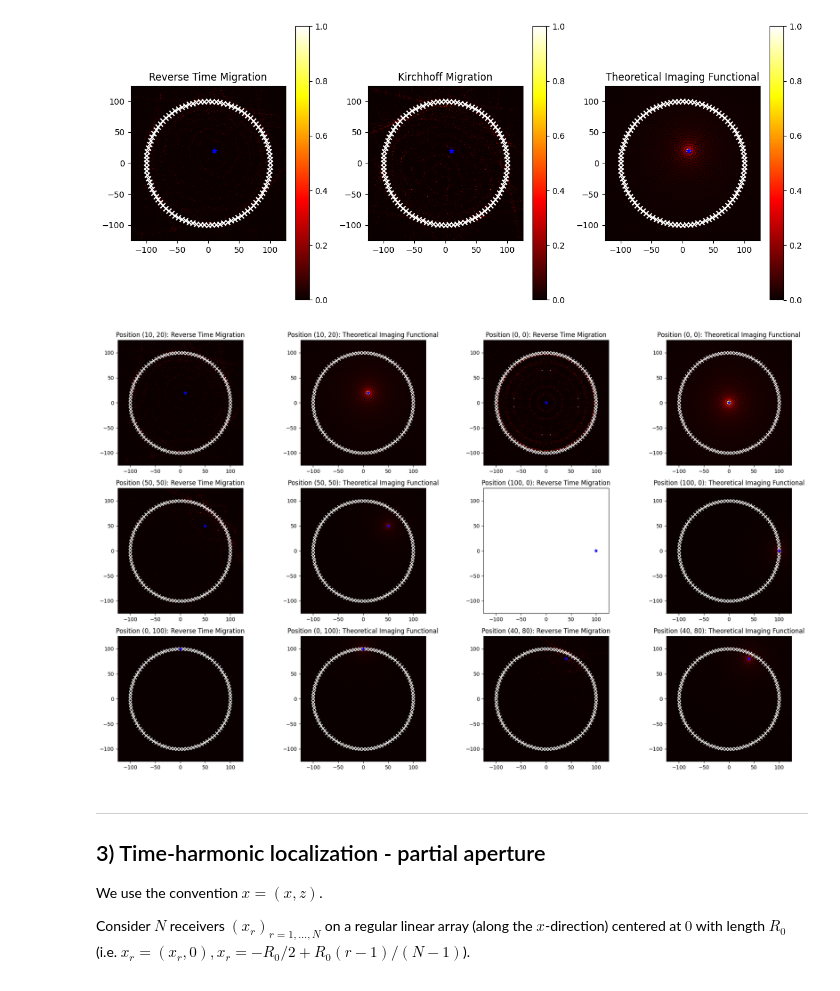
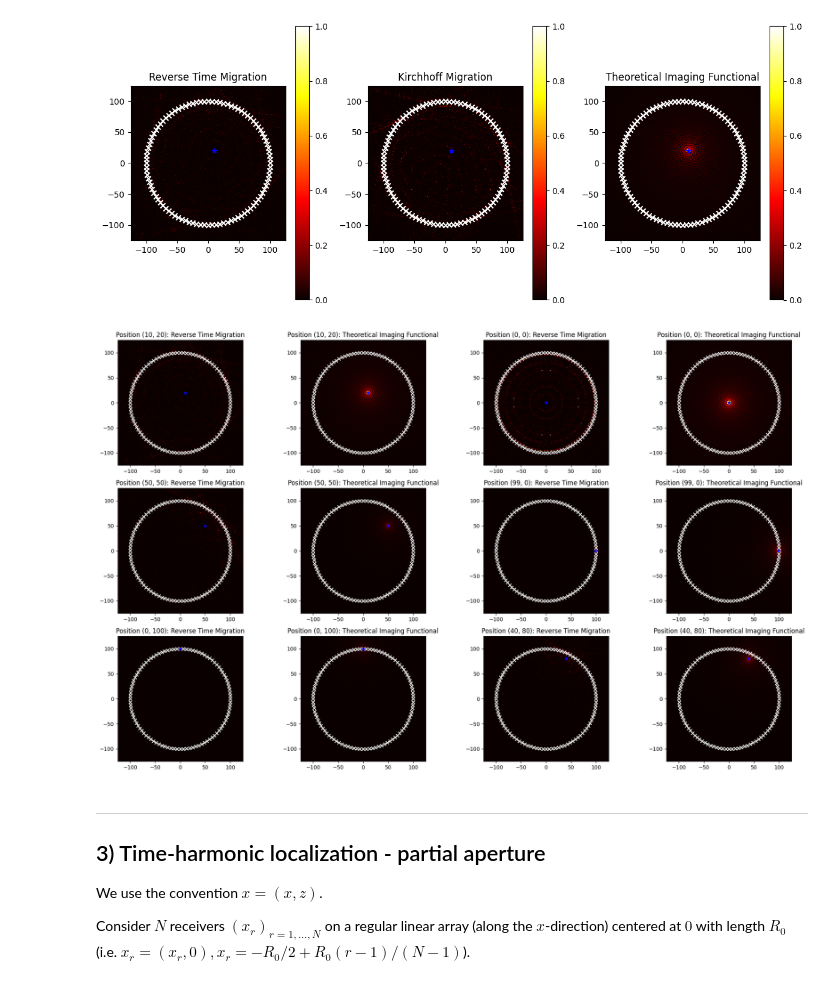
Before and after one commit to adonis107/MVA-IPI, a Jupyter notebook: notebooks/1. notebook.ipynb, the cells around one changed output. Drawn from its saved outputs; the diff is of its cells as text; code cells hidden in the pictures.

Commit message:
small fix with xref position in plotting

```diff
--- a/notebooks/1. notebook.ipynb
+++ b/notebooks/1. notebook.ipynb
@@ -184,7 +184,6 @@ for i in range(n):
         g = np.array(
             [G0(x_t[r], X_ij) for r in range(N)]
         )  # Symmetric in this case, so we can reuse g for both Green's functions
-        g = g.ravel()
 
         # Reverse-Time migration
         sum_RT = np.sum(np.conj(g)[:, None] * U * np.conj(g)[None, :])
@@ -237,7 +236,7 @@ plt.show()
 # %% [output]
 [figure]
 # %%
-ref_positions = [(10, 20), (0, 0), (50, 50), (100, 0), (0, 100), (40, 80)]
+ref_positions = [(10, 20), (0, 0), (50, 50), (99, 0), (0, 100), (40, 80)]
 num_rows = len(ref_positions) // 2
 num_cols = 4  # 2 plots per position * 2 positions per row
 
@@ -255,7 +254,6 @@ for idx, x_ref in enumerate(ref_positions):
             g = np.array(
                 [G0(x_t[r], X_ij) for r in range(N)]
             )  # Symmetric in this case, so we can reuse g for both Green's functions
-            g = g.ravel()
 
             # Reverse-Time migration
             sum_RT = np.sum(np.conj(g)[:, None] * U * np.conj(g)[None, :])
@@ -264,34 +262,34 @@ for idx, x_ref in enumerate(ref_positions):
     dist = np.sqrt((X - x_ref[0]) ** 2 + (Z - x_ref[1]) ** 2)
     I_TH = j0(w * dist) ** 2
 
     # Normalize for better visualization
     I_RT /= I_RT.max()
     I_TH /= I_TH.max()
 
     # Calculate grid location
     row_idx = idx // 2
     col_start = (idx % 2) * 2  # Starts at 0 for even idx, 2 for odd idx
     ax_rt = axes[row_idx, col_start]
     ax_th = axes[row_idx, col_start + 1]
 
     ax_rt.set_title(f"Position {x_ref}: Reverse Time Migration")
     ax_rt.imshow(
         I_RT, extent=(xlim[0], xlim[1], zlim[0], zlim[1]), origin="lower", cmap="hot"
     )
     ax_rt.scatter(x_t[:, 0], x_t[:, 1], color="white", marker="x", label="Transducers")
     ax_rt.scatter(x_ref[0], x_ref[1], color="blue", marker="*", label="Reflector")
 
     ax_th.set_title(f"Position {x_ref}: Theoretical Imaging Functional")
     ax_th.imshow(
         I_TH, extent=(xlim[0], xlim[1], zlim[0], zlim[1]), origin="lower", cmap="hot"
     )
     ax_th.scatter(x_t[:, 0], x_t[:, 1], color="white", marker="x", label="Transducers")
     ax_th.scatter(x_ref[0], x_ref[1], color="blue", marker="*", label="Reflector")
 
 plt.tight_layout()
 plt.show()
 # %% [output]
-[figure, old version]
+[figure, new version]
 # %% [markdown]
 ---
 ## 3) Time-harmonic localization - partial aperture
```
